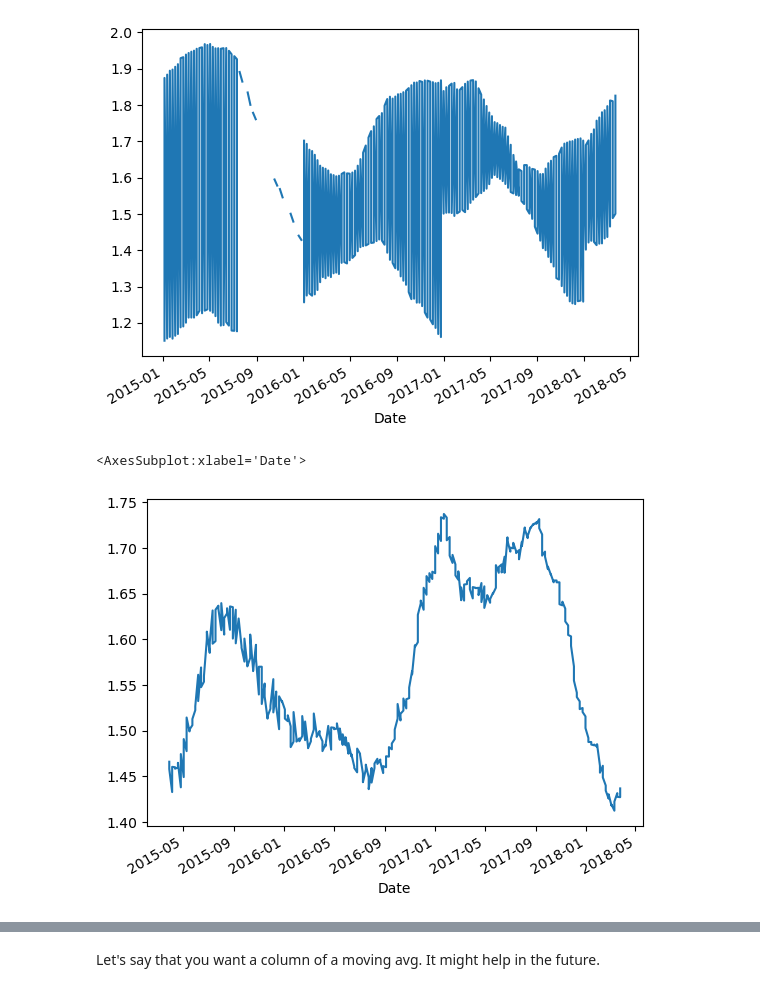
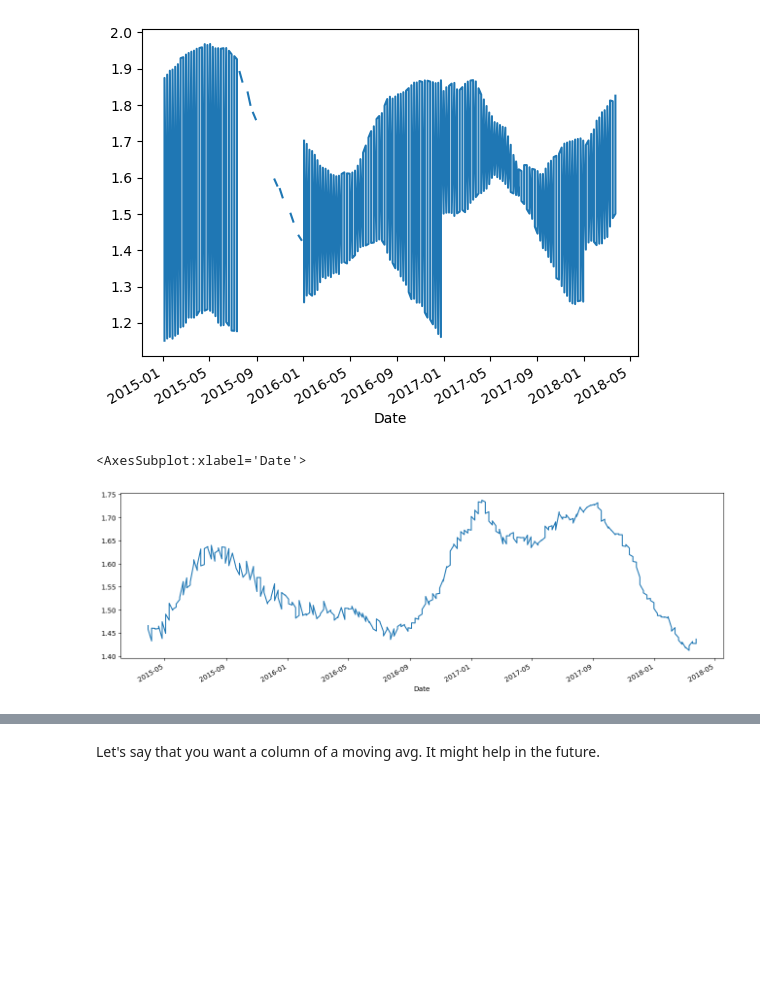
Before and after one commit to SiddheshDaphane/Avocado_price_data_analysis, a Jupyter notebook: Avocado_price.ipynb, the cells around one changed output, grey strips where cells are left out. Cells and saved outputs as stored; diff of their text form; code cells hidden in the pictures; blank space fills up the shorter version.

Commit message:
Avocado Price Data Analysis

```diff
--- a/Avocado_price.ipynb
+++ b/Avocado_price.ipynb
@@ -274,12 +274,12 @@ albany_df1["AveragePrice"].rolling(25).mean().plot()
 # %%
 albany_df1.sort_index(inplace=True)
 # %%
-albany_df1["AveragePrice"].rolling(25).mean().plot()
+albany_df1["AveragePrice"].rolling(25).mean().plot(figsize=(16,5))
 
 # Now we get a proper graph
 # %% [output]
 <AxesSubplot:xlabel='Date'>
-[figure, old version]
+[figure, new version]
 # %%
 df
 # %% [output]
```
Also changed, not shown: parts of 4 cells of this notebook.
